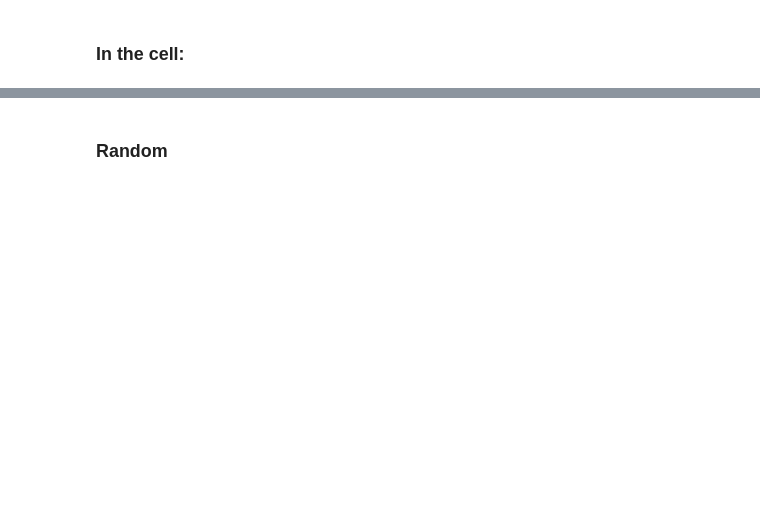
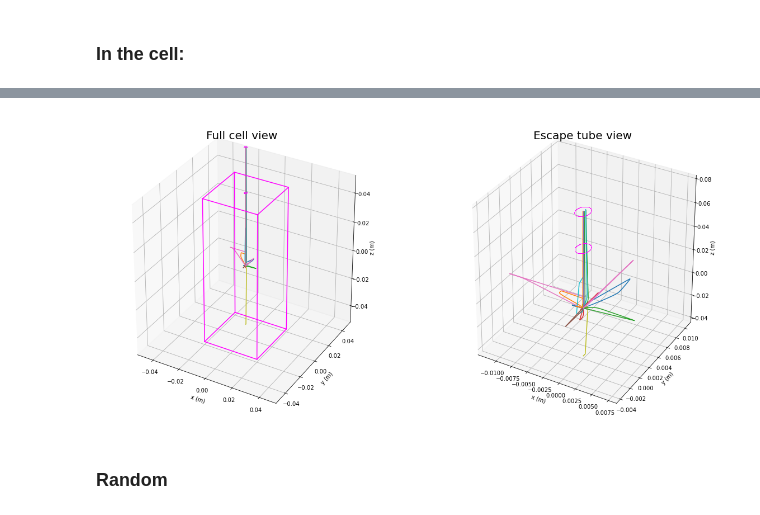
Before and after one commit to christianhnunez/MOT_SIM, a Jupyter notebook: 1DMOT.ipynb, the cells around one changed output, grey strips where cells are left out. Cells and saved outputs as stored; diff of their text form; code cells hidden in the pictures; blank space fills up the shorter version.

```diff
--- a/1DMOT.ipynb
+++ b/1DMOT.ipynb
@@ -593,0 +522,99 @@ Text(0.5, 0, 'z (m)')
+# %%
+fig = plt.figure(figsize=(20,10))
+ax = fig.add_subplot(1, 2, 1, projection='3d')
+ax.set_xlabel("x (m)")
+ax.set_ylabel("y (m)")
+ax.set_zlabel("z (m)")
+ax.set_title("Full cell view", fontsize=20)
+
+show = True
+successfulOnly = True
+if show:
+    if successfulOnly:
+        for n in success_index:
+            pos = pos_rec[n]
+            ax.plot(pos[:, 0], pos[:, 1], pos[:, 2])
+    else:
+        plotN = 10
+        for i in range(0, plotN):
+            pos = pos_rec[random.randint(0, N_sim-1)]
+            ax.plot(pos[:, 0], pos[:, 1], pos[:, 2])
+
+#  [200, 243, 597, 614, 656, 687, 690, 829, 833, 915, 919]
+sim = False
+if sim:
+    nnn= 9535
+    pos = pos_rec[nnn]
+    vel = vel_rec[nnn]
+    forces = forces_rec[nnn]
+    times = times_rec[nnn]
+    ax.plot(pos[:, 0], pos[:, 1], pos[:, 2])
+
+# Build cell:
+showCell = True
+showTube = True
+if showCell:
+    cell_x = np.linspace(-x_len/2, x_len/2, 1000)
+    ax.plot(cell_x, (y_len/2)*np.ones_like(cell_x), (z_len/2)*np.ones_like(cell_x), c="magenta")
+    ax.plot(cell_x, (y_len/2)*np.ones_like(cell_x), -(z_len/2)*np.ones_like(cell_x), c="magenta")
+    ax.plot(cell_x, -(y_len/2)*np.ones_like(cell_x), (z_len/2)*np.ones_like(cell_x), c="magenta")
+    ax.plot(cell_x, -(y_len/2)*np.ones_like(cell_x), -(z_len/2)*np.ones_like(cell_x), c="magenta")
+    cell_y = np.linspace(-y_len/2, y_len/2, 1000)
+    ax.plot((x_len/2)*np.ones_like(cell_x), cell_y, (z_len/2)*np.ones_like(cell_x), c="magenta")
+    ax.plot((x_len/2)*np.ones_like(cell_x), cell_y, -(z_len/2)*np.ones_like(cell_x), c="magenta")
+    ax.plot(-(x_len/2)*np.ones_like(cell_x), cell_y, (z_len/2)*np.ones_like(cell_x), c="magenta")
+    ax.plot((-x_len/2)*np.ones_like(cell_x), cell_y, -(z_len/2)*np.ones_like(cell_x), c="magenta")
+    cell_z = np.linspace(-z_len/2, z_len/2, 1000)
+    ax.plot((x_len/2)*np.ones_like(cell_x), (y_len/2)*np.ones_like(cell_x), cell_z, c="magenta")
+    ax.plot((x_len/2)*np.ones_like(cell_x), -(y_len/2)*np.ones_like(cell_x), cell_z, c="magenta")
+    ax.plot(-(x_len/2)*np.ones_like(cell_x), (y_len/2)*np.ones_like(cell_x), cell_z, c="magenta")
+    ax.plot((-x_len/2)*np.ones_like(cell_x), -(y_len/2)*np.ones_like(cell_x), cell_z, c="magenta")
+
+    displayoption = False
+    if displayoption:
+        ax.set_xlim(-0.5*x_len, 0.5*x_len)
+        ax.set_ylim(-0.5*y_len, 0.5*y_len)
+        ax.set_zlim(-0.5*z_len, 0.5*z_len)
+    else:
+        ax.set_xlim(-0.5*z_len, 0.5*z_len)
+        ax.set_ylim(-0.5*z_len, 0.5*z_len)
+        ax.set_zlim(-0.5*z_len, 0.5*z_len)
+
+# Build hole
+if showTube:
+    # Tube left fig
+    uuu = np.linspace(0, 100, 10000)
+    ax.plot((tube_diam/2)*np.cos(uuu), (tube_diam/2)*np.sin(uuu), z_len/2, c="magenta", lw=0.1)
+    ax.plot((tube_diam/2)*np.cos(uuu), (tube_diam/2)*np.sin(uuu), z_len/2 + tube_length, c="magenta", lw=0.1)
+
+    ax = fig.add_subplot(1, 2, 2, projection='3d')
+    # Plot:
+    if show:
+        if successfulOnly:
+            for n in success_index:
+                pos = pos_rec[n]
+                ax.plot(pos[:, 0], pos[:, 1], pos[:, 2])
+    else:
+        plotN = 10
+        for i in range(0, plotN):
+            pos = pos_rec[random.randint(0, N_sim-1)]
+            ax.plot(pos[:, 0], pos[:, 1], pos[:, 2])
+
+
+
+    # Tube right fig
+    uuu = np.linspace(0, 100, 10000)
+    ax.plot((tube_diam/2)*np.cos(uuu), (tube_diam/2)*np.sin(uuu), z_len/2, c="magenta", lw=0.1)
+    ax.plot((tube_diam/2)*np.cos(uuu), (tube_diam/2)*np.sin(uuu), z_len/2 + tube_length, c="magenta", lw=0.1)
+
+    tubeCenter = False
+    if tubeCenter:
+        ax.set_xlim(-0.007*z_len, 0.007*z_len)
+        ax.set_ylim(-0.007*z_len, 0.007*z_len)
+        #ax.set_zlim(-0.007*z_len, 0.007*z_len)
+
+ax.set_title("Escape tube view", fontsize=20)
+ax.set_xlabel("x (m)")
+ax.set_ylabel("y (m)")
+ax.set_zlabel("z (m)")
+# %% [output]
@@ -594,3 +622,4 @@ Text(0.5, 0, 'z (m)')
+[figure, added]
 # %% [markdown]
 ### Random
 # %%
```
Also changed, not shown: parts of 15 cells of this notebook.
